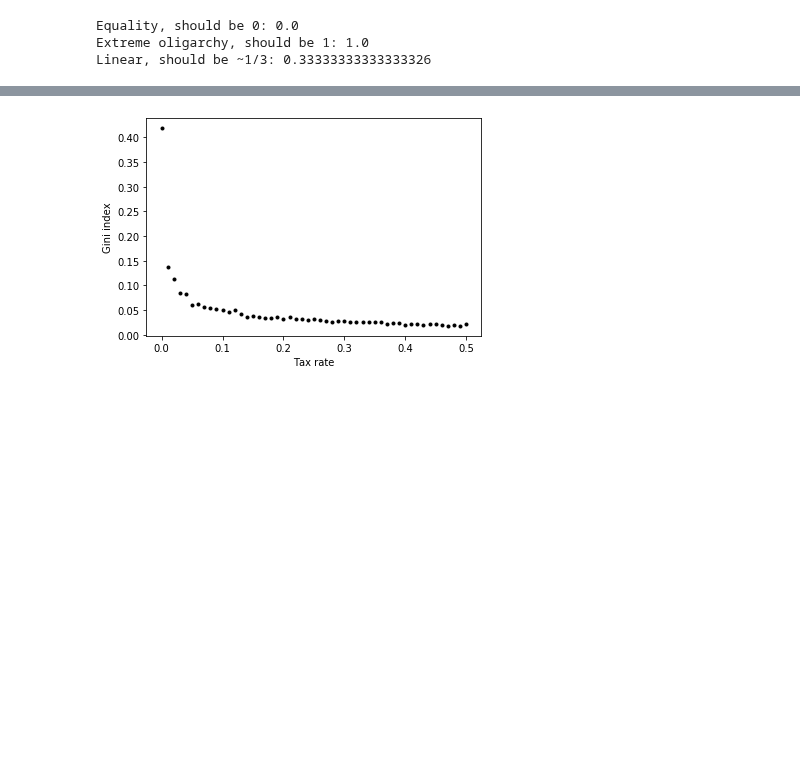
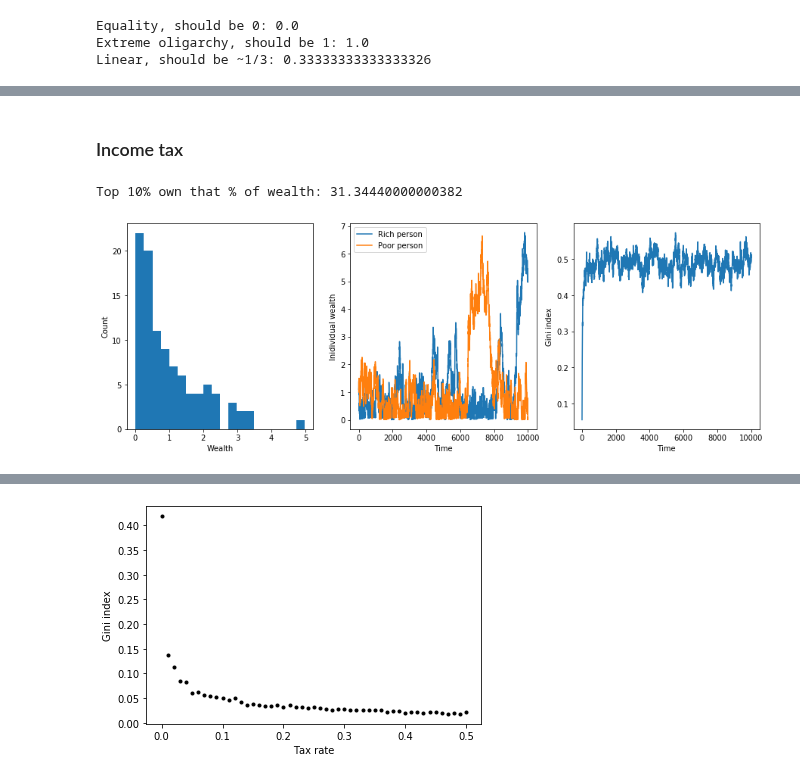
Before and after one commit to khakhalin/Sketches, a Jupyter notebook: dynamic_systems/random_exchange.ipynb, the cells around one changed output, grey strips where cells are left out. Cells and saved outputs as stored; diff of their text form; code cells hidden in the pictures; blank space fills up the shorter version.

```diff
--- a/dynamic_systems/random_exchange.ipynb
+++ b/dynamic_systems/random_exchange.ipynb
@@ -83,0 +90,58 @@ plt.xlabel('Time');
+# %% [markdown]
+### Income tax
+# %%
+n_people = 100
+n_steps = 10000
+amount = 0.1             # The amount spent every cycle
+growth = 0.000           # Market growth at each time cycle
+tax_wealth = 0.00        # Wealth tax rate, to be collected, and redistributed as UBI
+tax_income = 0.02        # Income tax
+
+def model():
+    wealth = np.ones(n_people) # Original wealth
+    history = np.zeros(shape=(n_steps,n_people))
+    ghist = np.zeros(n_steps)                       # History of gini coefficients
+    for t in range(n_steps):
+        taxes = 0
+        for i in range(n_people):
+            j = np.random.randint(n_people)
+            if wealth[i] >= amount:
+                wealth[i] -= amount
+                wealth[j] += amount*(1-tax_income)
+                taxes += amount*tax_income
+        taxes += tax_wealth*np.sum(wealth)
+        wealth = wealth*(1 + growth)*(1-tax_wealth) + taxes/n_people
+        history[t,:] = wealth
+    return history
+
+
+# Run model
+history = model()
+ghist = [gini(history[i,:]) for i in range(history.shape[0])]
+
+# Figures
+fig = plt.figure(figsize=(15,5))
+plt.subplot(131);
+plt.hist(history[-1,:], bins=20);
+plt.xlabel('Wealth');
+plt.ylabel('Count')
+
+plt.subplot(132);
+i_rich = np.argmax(history[-1,:])
+i_poor = np.argmin(history[-1,:])
+plt.plot(history[:,i_rich], label="Rich person");
+plt.plot(history[:,i_poor], label="Poor person");
+plt.ylabel('Inidividual wealth');
+plt.xlabel('Time');
+plt.legend(loc="upper left")
+
+plt.subplot(133);
+plt.plot(ghist);
+plt.ylabel('Gini index');
+plt.xlabel('Time');
+
+wealth = np.sort(history[-1,:])
+print('Top 10% own that % of wealth:', np.sum(wealth[(n_people-n_people//10):]) / np.sum(wealth) * 100)
+# %% [output]
+Top 10% own that % of wealth: 31.34440000000382
+[figure, added]
```
Also changed, not shown: parts of 3 cells of this notebook, 1 other file.
